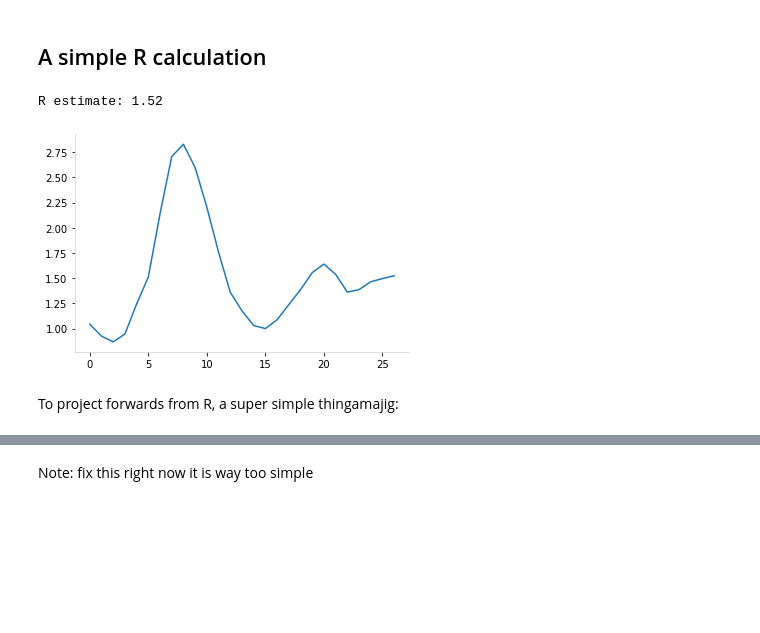
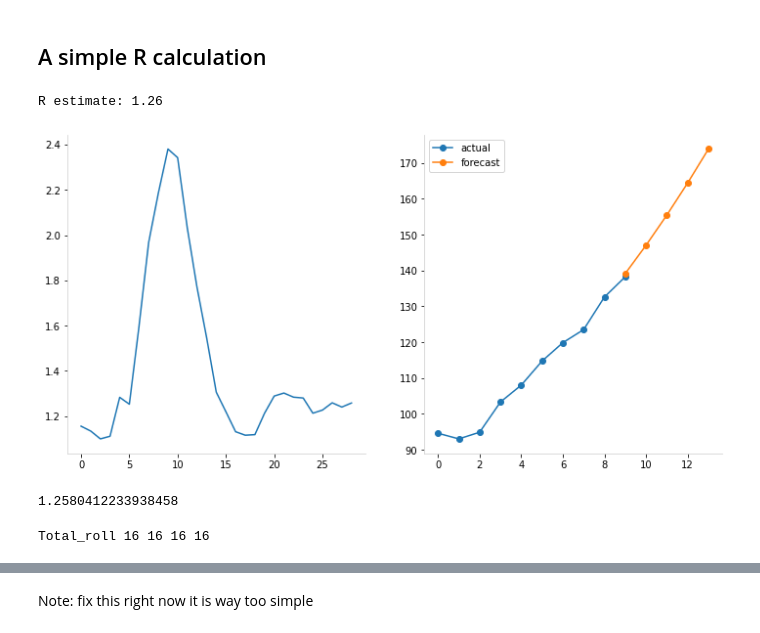
Before and after one commit to khalido/blog, a Jupyter notebook: notebooks/covid_nsw_2021.ipynb, the cells around one changed output, grey strips where cells are left out. Cells and saved outputs as stored; diff of their text form; code cells hidden in the pictures; blank space fills up the shorter version.

```diff
--- a/notebooks/covid_nsw_2021.ipynb
+++ b/notebooks/covid_nsw_2021.ipynb
@@ -258,31 +259,59 @@ plt.legend();
 # %% [markdown]
 ## A simple R calculation
-# %%
-cases = np.concatenate((df.Total_roll.values, p(xx)))
 # %%
-T = 5 # doubling time
+def get_R(col:str = "Total_roll", T=5):
+    """col: column to look at
+       T: doubling time"""
 
-r = (cases[T:] / cases[:-T])
-R = r[-1]
-print(f"R estimate: {R:.2f}")
-plt.plot(r);
+    DEG = 2
+    DAYS = 10
+    FORECAST = 5 # num of days to look ahead
+
+    y = y = df.tail(DAYS).Local_cases_roll.values
+    x = np.arange(len(y))
+    xx = np.arange(max(x), max(x)+FORECAST)
+    p = Polynomial.fit(x, y, DEG)
+
+    cases = np.concatenate((df[col].values, p(xx)))
+
+    r = (cases[T:] / cases[:-T])
+    R = r[-1]
+    print(f"R estimate: {R:.2f}")
+
+    fig, (ax, ax1) = plt.subplots(1,2, figsize=(12,6))
+    ax.plot(r)
+
+    ax1.plot(x, y, "o-", label = "actual")
+    ax1.plot(xx, p(xx), "o-", label="forecast")
+    ax1.legend()
+    plt.show()
+
+    return R
+
+get_R("Local_cases_roll")
 # %% [output]
-R estimate: 1.52
+R estimate: 1.26
-[figure, old version]
+[figure, new version]
+1.2580412233938458
-# %% [markdown]
-To project forwards from R, a super simple thingamajig:
 # %%
-start_date = df.Date.iloc[-1]
-end_date = start_date + pd.DateOffset(days=15)
-#end_date = pd.to_datetime("15 December 2021", dayfirst=True)
-x_future = pd.date_range(start_date, end_date, freq=pd.DateOffset(days=1))
+def predict(col="Total_roll"):
+    start_date = df.Date.iloc[-1]
+    end_date = start_date + pd.DateOffset(days=15)
+    #end_date = pd.to_datetime("15 December 2021", dayfirst=True)
+    x_future = pd.date_range(start_date, end_date, freq=pd.DateOffset(days=1))
 
-c = df.Total_roll.values[-1]
-y_pred = [c * (R**(t/T)) for t in np.arange(1, len(x_future)+1)]
-y_pred[0] = df.Total_roll.values[-1] # to make the plot pretty
+    c = df[col].values[-1]
+    y_pred = [c * (R**(t/T)) for t in np.arange(1, len(x_future)+1)]
+    y_pred[0] = df[col].values[-1] # to make the plot pretty
 
-y_pred_plus = [c * (R*1.2)**(t/T) for t in np.arange(1, len(x_future)+1)]
-y_pred_minus = [c * (R*0.80)**(t/T) for t in np.arange(1, len(x_future)+1)]
+    y_high = [c * (R*1.2)**(t/T) for t in np.arange(1, len(x_future)+1)]
+    y_low = [c * (R*0.80)**(t/T) for t in np.arange(1, len(x_future)+1)]
+    print(col, len(x_future), len(y_low), len(y_pred), len(y_high))
+    return y_low, y, y_high
+
+_ = predict("Total_roll")
+# %% [output]
+Total_roll 16 16 16 16
 # %%
 fig, ax = plt.subplots(figsize=(12, 6))
 fig.suptitle(
```
Also changed, not shown: parts of 9 cells of this notebook.
